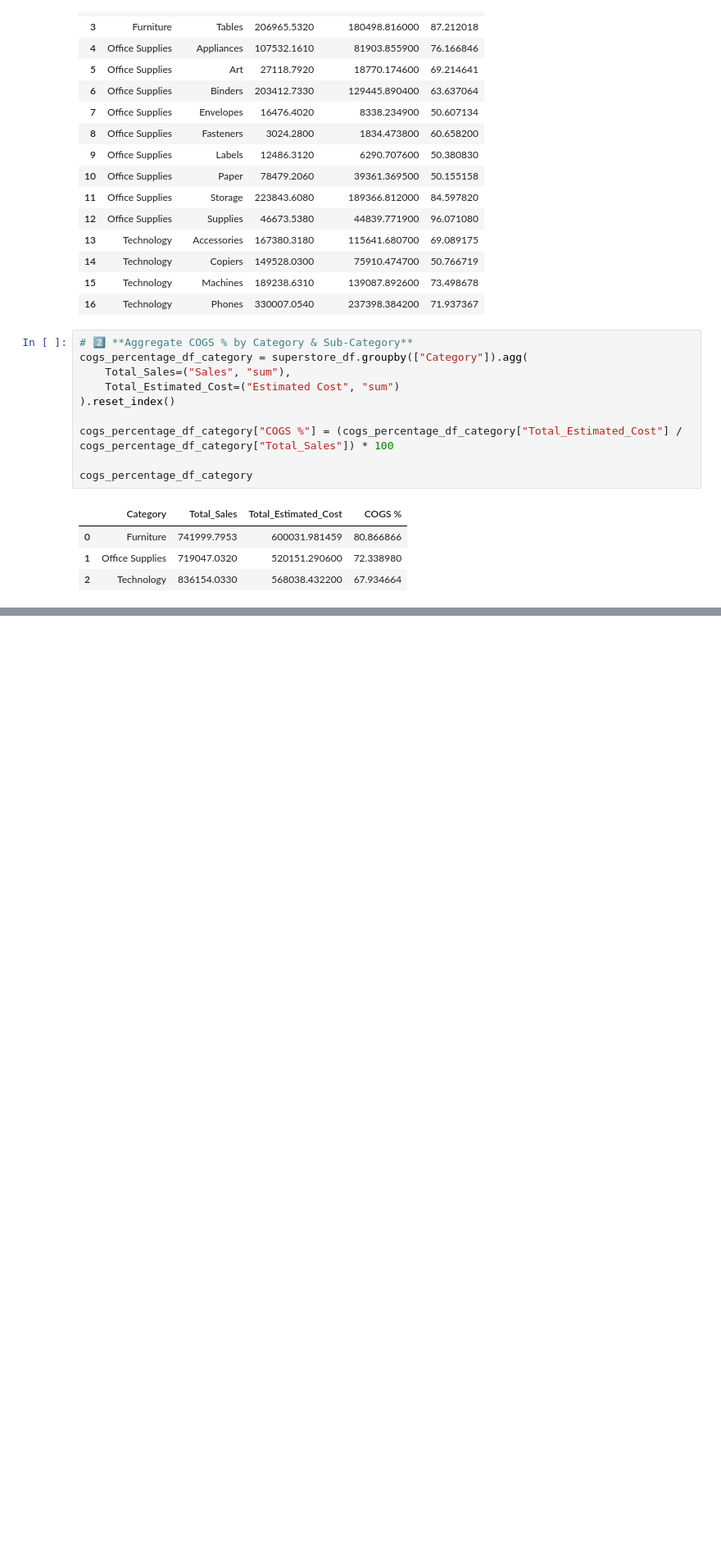
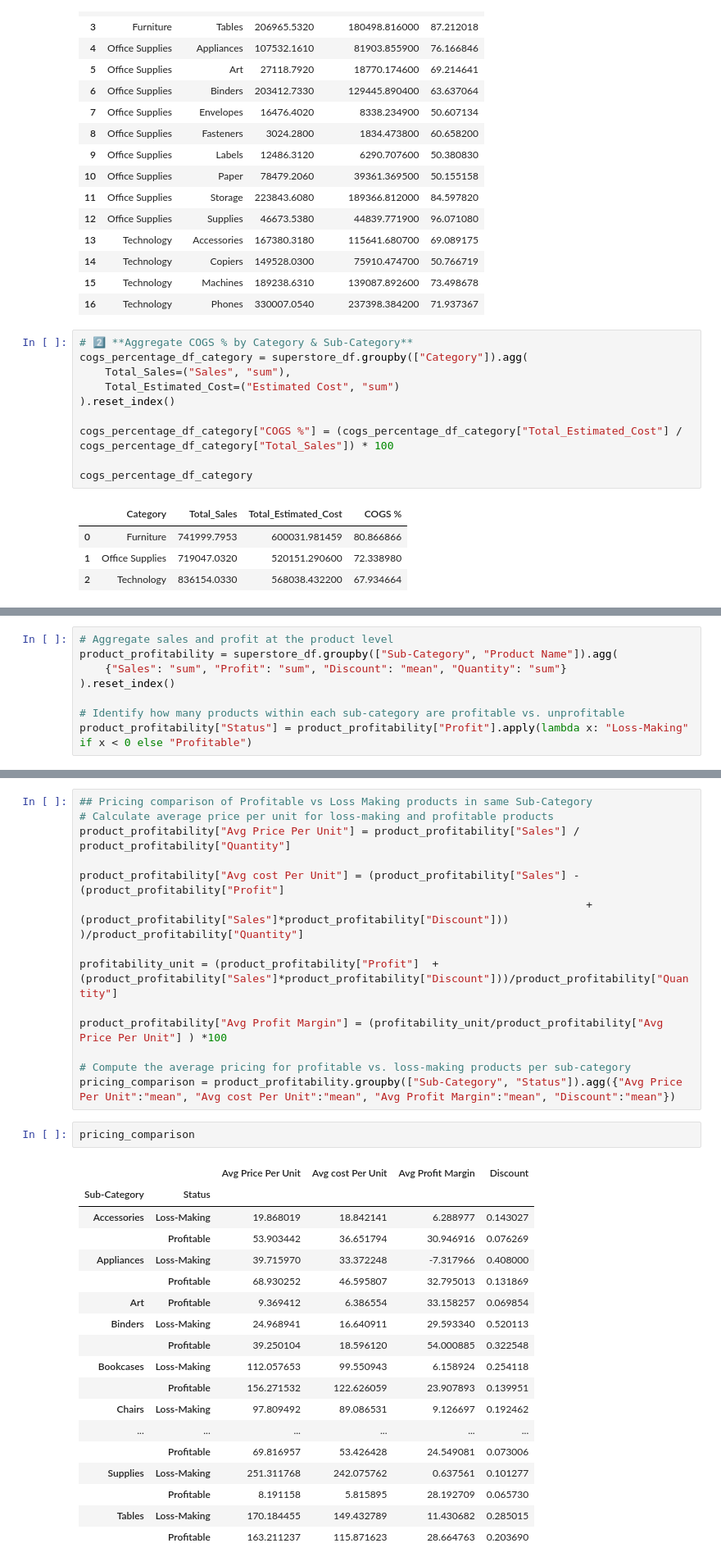
Before and after one commit to pabs-llama/projects, a Jupyter notebook: project_5_ecommerce/updated_superstore.ipynb, the cells around one changed output, grey strips where cells are left out. Shown: that part at 82% size. Cells and saved outputs as stored; diff of their text form; blank space fills up the shorter version.

```diff
--- a/project_5_ecommerce/updated_superstore.ipynb
+++ b/project_5_ecommerce/updated_superstore.ipynb
@@ -408,0 +569,8 @@ cogs_percentage_df_category
+# %%
+# Aggregate sales and profit at the product level
+product_profitability = superstore_df.groupby(["Sub-Category", "Product Name"]).agg(
+    {"Sales": "sum", "Profit": "sum", "Discount": "mean", "Quantity": "sum"}
+).reset_index()
+
+# Identify how many products within each sub-category are profitable vs. unprofitable
+product_profitability["Status"] = product_profitability["Profit"].apply(lambda x: "Loss-Making" if x < 0 else "Profitable")
@@ -408,0 +593,36 @@ cogs_percentage_df_category
+# %%
+## Pricing comparison of Profitable vs Loss Making products in same Sub-Category
+# Calculate average price per unit for loss-making and profitable products
+product_profitability["Avg Price Per Unit"] = product_profitability["Sales"] / product_profitability["Quantity"]
+
+product_profitability["Avg cost Per Unit"] = (product_profitability["Sales"] - (product_profitability["Profit"]
+                                                                               + (product_profitability["Sales"]*product_profitability["Discount"]))
+)/product_profitability["Quantity"]
+
+profitability_unit = (product_profitability["Profit"]  + (product_profitability["Sales"]*product_profitability["Discount"]))/product_profitability["Quantity"]
+
+product_profitability["Avg Profit Margin"] = (profitability_unit/product_profitability["Avg Price Per Unit"] ) *100
+
+# Compute the average pricing for profitable vs. loss-making products per sub-category
+pricing_comparison = product_profitability.groupby(["Sub-Category", "Status"]).agg({"Avg Price Per Unit":"mean", "Avg cost Per Unit":"mean", "Avg Profit Margin":"mean", "Discount":"mean"})
+# %%
+pricing_comparison
+# %% [output]
+|  |  | Avg Price Per Unit | Avg cost Per Unit | Avg Profit Margin | Discount |
+| Sub-Category | Status |  |  |  |  |
+| Accessories | Loss-Making | 19.868019 | 18.842141 | 6.288977 | 0.143027 |
+|  | Profitable | 53.903442 | 36.651794 | 30.946916 | 0.076269 |
+| Appliances | Loss-Making | 39.715970 | 33.372248 | -7.317966 | 0.408000 |
+|  | Profitable | 68.930252 | 46.595807 | 32.795013 | 0.131869 |
+| Art | Profitable | 9.369412 | 6.386554 | 33.158257 | 0.069854 |
+| Binders | Loss-Making | 24.968941 | 16.640911 | 29.593340 | 0.520113 |
+|  | Profitable | 39.250104 | 18.596120 | 54.000885 | 0.322548 |
+| Bookcases | Loss-Making | 112.057653 | 99.550943 | 6.158924 | 0.254118 |
+|  | Profitable | 156.271532 | 122.626059 | 23.907893 | 0.139951 |
+| Chairs | Loss-Making | 97.809492 | 89.086531 | 9.126697 | 0.192462 |
+| ... | ... | ... | ... | ... | ... |
+|  | Profitable | 69.816957 | 53.426428 | 24.549081 | 0.073006 |
+| Supplies | Loss-Making | 251.311768 | 242.075762 | 0.637561 | 0.101277 |
+|  | Profitable | 8.191158 | 5.815895 | 28.192709 | 0.065730 |
+| Tables | Loss-Making | 170.184455 | 149.432789 | 11.430682 | 0.285015 |
+|  | Profitable | 163.211237 | 115.871623 | 28.664763 | 0.203690 |
```
Also changed, not shown: parts of 25 cells of this notebook, 4 other files.
